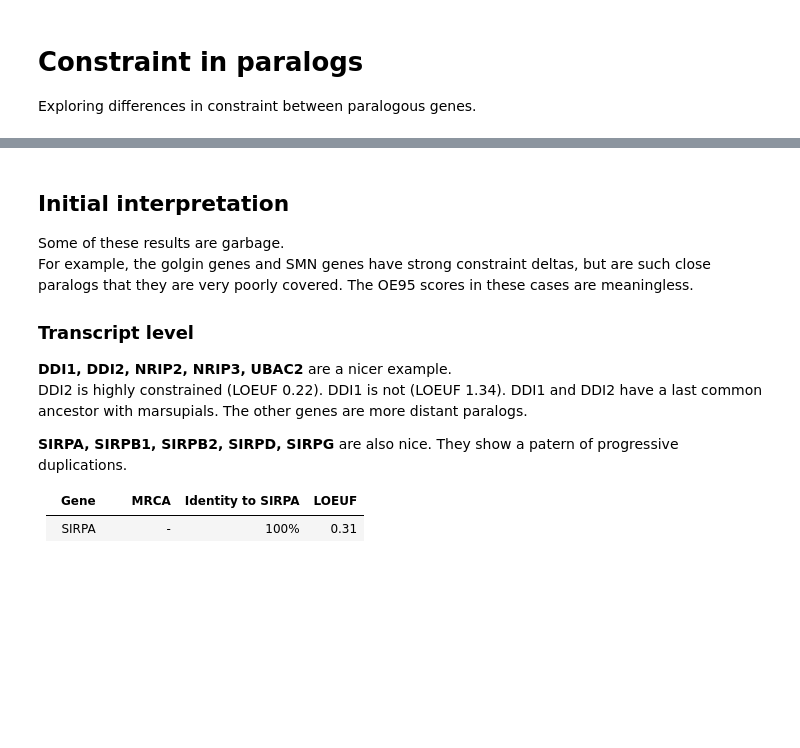
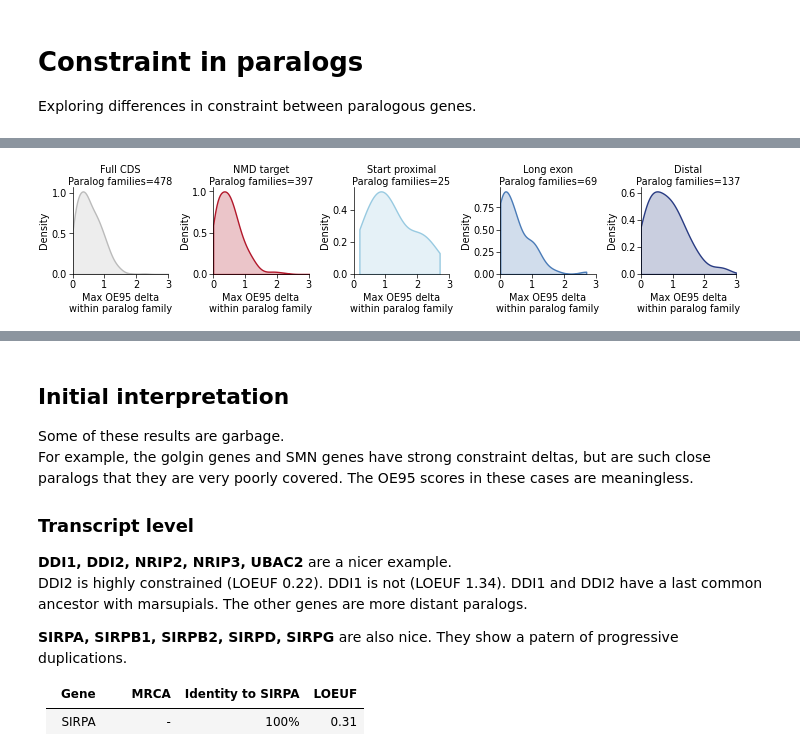
Before and after one commit to alexblakes/regional_nonsense_constraint, a Jupyter notebook: notebooks/12_constraint_in_paralogs.ipynb, the cells around one changed output, grey strips where cells are left out. Saved outputs shown, nothing was run; the diff lists cells and outputs as text; code cells hidden in the pictures; blank space fills up the shorter version.

```diff
--- a/notebooks/12_constraint_in_paralogs.ipynb
+++ b/notebooks/12_constraint_in_paralogs.ipynb
@@ -19,0 +25,16 @@ df.sample(3)
+# %%
+plt.style.use(C.STYLE_DEFAULT)
+plt.style.use(C.COLOR_REGIONS)
+fig, axs = plt.subplots(
+    1, 5, figsize=(18 * C.CM, 4 * C.CM), layout="constrained", sharex=True
+)
+
+for ax, (name, data), color in zip(axs, df.groupby("region"), sns.color_palette()):
+    x = data["oe95_delta"]
+
+    sns.kdeplot(ax=ax, x=x, color=color, fill=True, cut=0)
+    ax.set_title(f"{name}\nParalog families={len(data)}")
+    ax.set_xlabel("Max OE95 delta\nwithin paralog family")
+    ax.set_xlim(0, 3)
+# %% [output]
+[figure, added]
```
Also changed, not shown: parts of 6 cells of this notebook, 1 other file.
